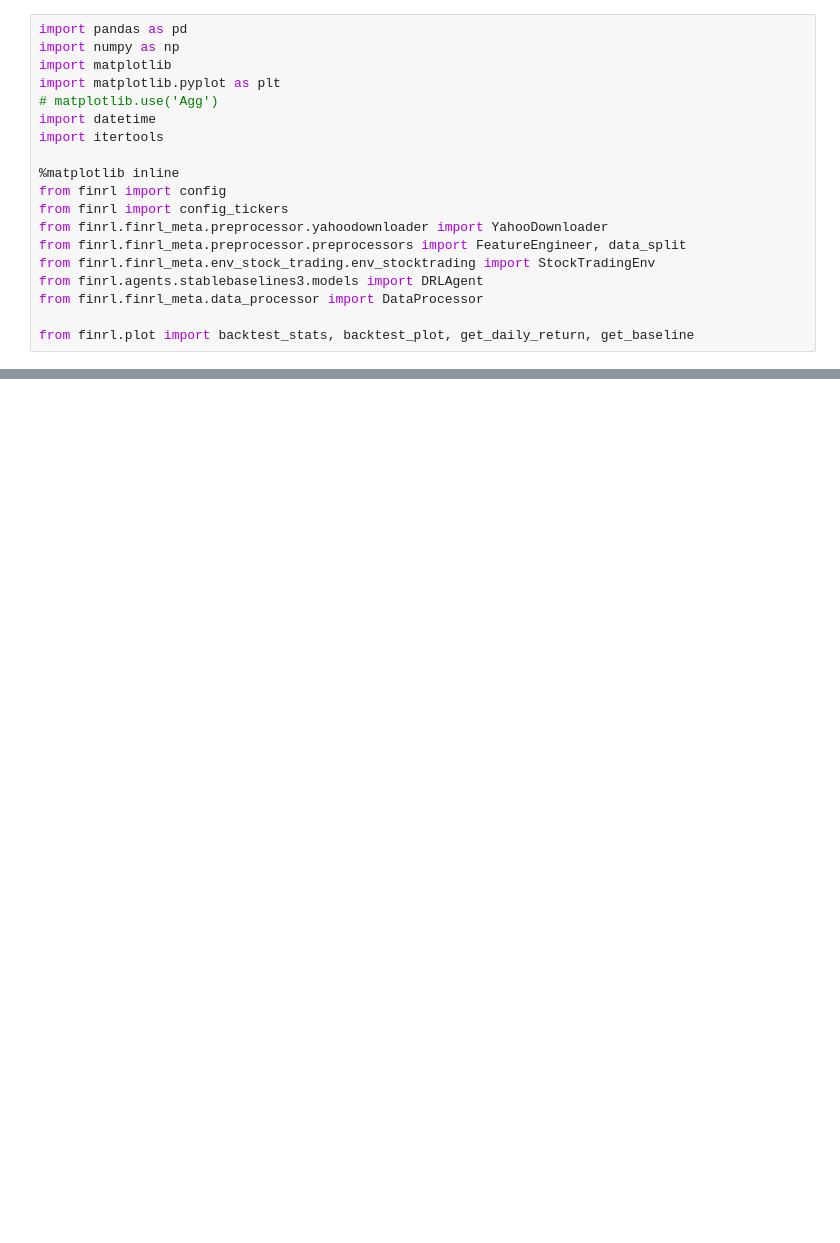
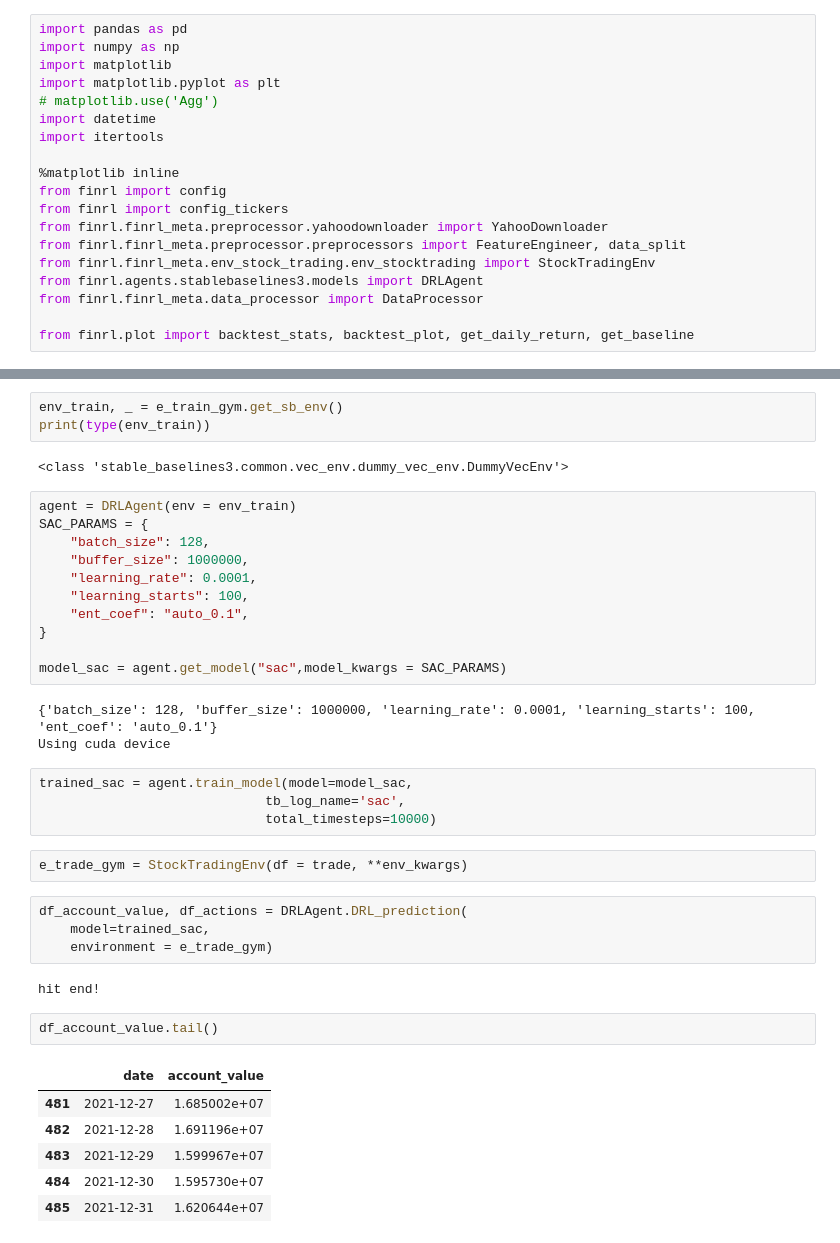
Before and after one commit to ytliu74/PRP_Demo, a Jupyter notebook: Fundamental+Indicator_DOW30.ipynb, the cells around one changed output, grey strips where cells are left out. Cells and saved outputs as stored; diff of their text form; blank space fills up the shorter version.

```diff
--- a/Fundamental+Indicator_DOW30.ipynb
+++ b/Fundamental+Indicator_DOW30.ipynb
@@ -58,0 +120,40 @@ fund_df[fund_df['tic'] == 'sh.600000']
+# %%
+env_train, _ = e_train_gym.get_sb_env()
+print(type(env_train))
+# %% [output]
+<class 'stable_baselines3.common.vec_env.dummy_vec_env.DummyVecEnv'>
+# %%
+agent = DRLAgent(env = env_train)
+SAC_PARAMS = {
+    "batch_size": 128,
+    "buffer_size": 1000000,
+    "learning_rate": 0.0001,
+    "learning_starts": 100,
+    "ent_coef": "auto_0.1",
+}
+
+model_sac = agent.get_model("sac",model_kwargs = SAC_PARAMS)
+# %% [output]
+{'batch_size': 128, 'buffer_size': 1000000, 'learning_rate': 0.0001, 'learning_starts': 100, 'ent_coef': 'auto_0.1'}
+Using cuda device
+# %%
+trained_sac = agent.train_model(model=model_sac,
+                             tb_log_name='sac',
+                             total_timesteps=10000)
+# %%
+e_trade_gym = StockTradingEnv(df = trade, **env_kwargs)
+# %%
+df_account_value, df_actions = DRLAgent.DRL_prediction(
+    model=trained_sac,
+    environment = e_trade_gym)
+# %% [output]
+hit end!
+# %%
+df_account_value.tail()
+# %% [output]
+|  | date | account_value |
+| 481 | 2021-12-27 | 1.685002e+07 |
+| 482 | 2021-12-28 | 1.691196e+07 |
+| 483 | 2021-12-29 | 1.599967e+07 |
+| 484 | 2021-12-30 | 1.595730e+07 |
+| 485 | 2021-12-31 | 1.620644e+07 |
```
Also changed, not shown: parts of 28 cells of this notebook, 7 other files.
